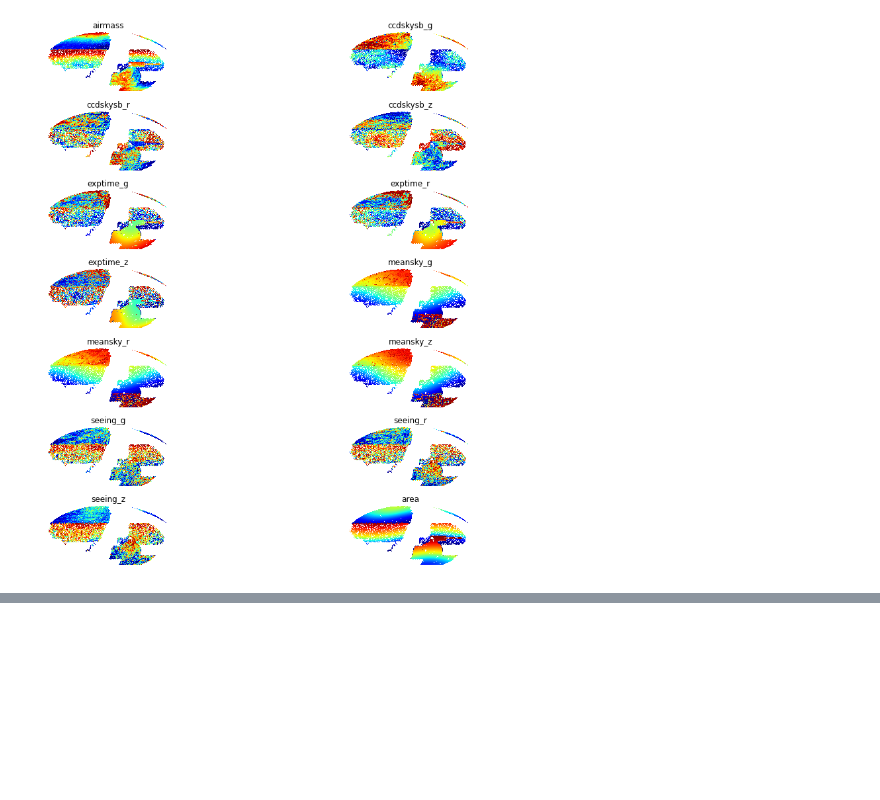
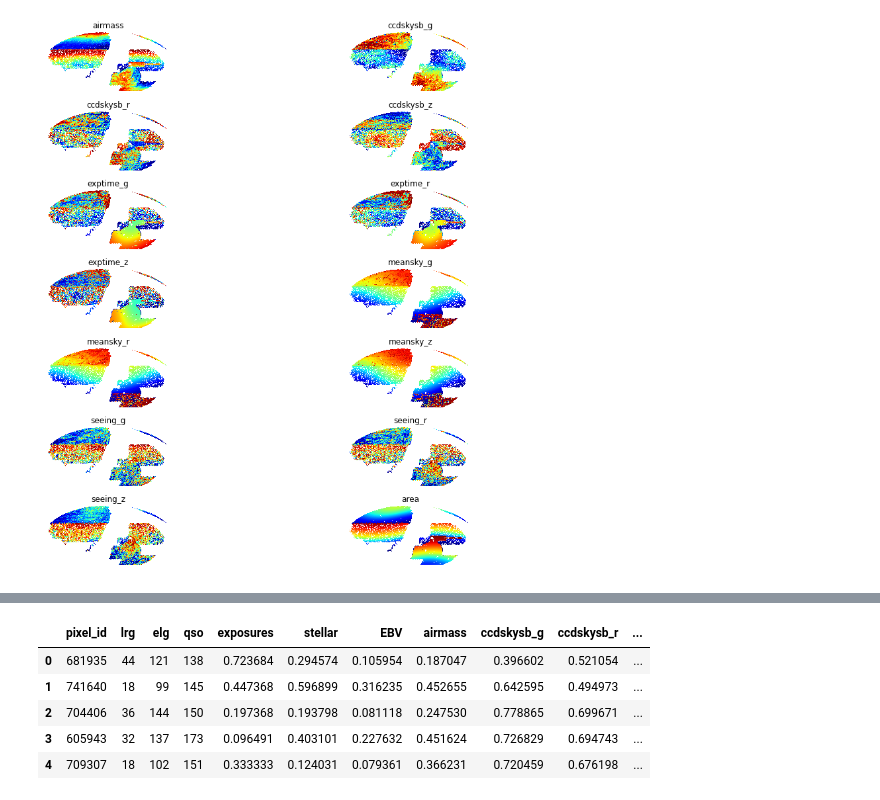
Before and after one commit to elleggert/astrostatistics, a Jupyter notebook: data_preprocessing/dataset_preparation/report_figs.ipynb, the cells around one changed output, grey strips where cells are left out. Cells and saved outputs as stored; diff of their text form; code cells hidden in the pictures; blank space fills up the shorter version.

```diff
--- a/data_preprocessing/dataset_preparation/report_figs.ipynb
+++ b/data_preprocessing/dataset_preparation/report_figs.ipynb
@@ -634,3 +634,20 @@ fig.show()
 #plt.savefig(f"report_fig/stellar_dens.png", bbox_inches='tight', format='png', dpi=500)
 # %% [output]
 [figure]
+# %%
+
+
+
+
+df_a = pd.read_csv('../../bricks_data/north.csv')
+df_b = pd.read_csv('../../bricks_data/north_test.csv')
+df_north = pd.concat((df_a, df_b), axis=0)
+
+
+df_c = pd.read_csv('../../bricks_data/south.csv')
+df_d = pd.read_csv('../../bricks_data/south_test.csv')
+df_south = pd.concat((df_c, df_d), axis=0)
+
+df_e = pd.read_csv('../../bricks_data/des.csv')
+df_f = pd.read_csv('../../bricks_data/des_test.csv')
+df_des = pd.concat((df_e, df_f), axis=0)
@@ -636,0 +664,12 @@ fig.show()
+# %%
+df = df_des
+
+
+df.head()
+# %% [output]
+|  | pixel_id | lrg | elg | qso | exposures | stellar | EBV | airmass | ccdskysb_g | ccdskysb_r | ... |
+| 0 | 681935 | 44 | 121 | 138 | 0.723684 | 0.294574 | 0.105954 | 0.187047 | 0.396602 | 0.521054 | ... |
+| 1 | 741640 | 18 | 99 | 145 | 0.447368 | 0.596899 | 0.316235 | 0.452655 | 0.642595 | 0.494973 | ... |
+| 2 | 704406 | 36 | 144 | 150 | 0.197368 | 0.193798 | 0.081118 | 0.247530 | 0.778865 | 0.699671 | ... |
+| 3 | 605943 | 32 | 137 | 173 | 0.096491 | 0.403101 | 0.227632 | 0.451624 | 0.726829 | 0.694743 | ... |
+| 4 | 709307 | 18 | 102 | 151 | 0.333333 | 0.124031 | 0.079361 | 0.366231 | 0.720459 | 0.676198 | ... |
```
Also changed, not shown: parts of 2 cells of this notebook.
